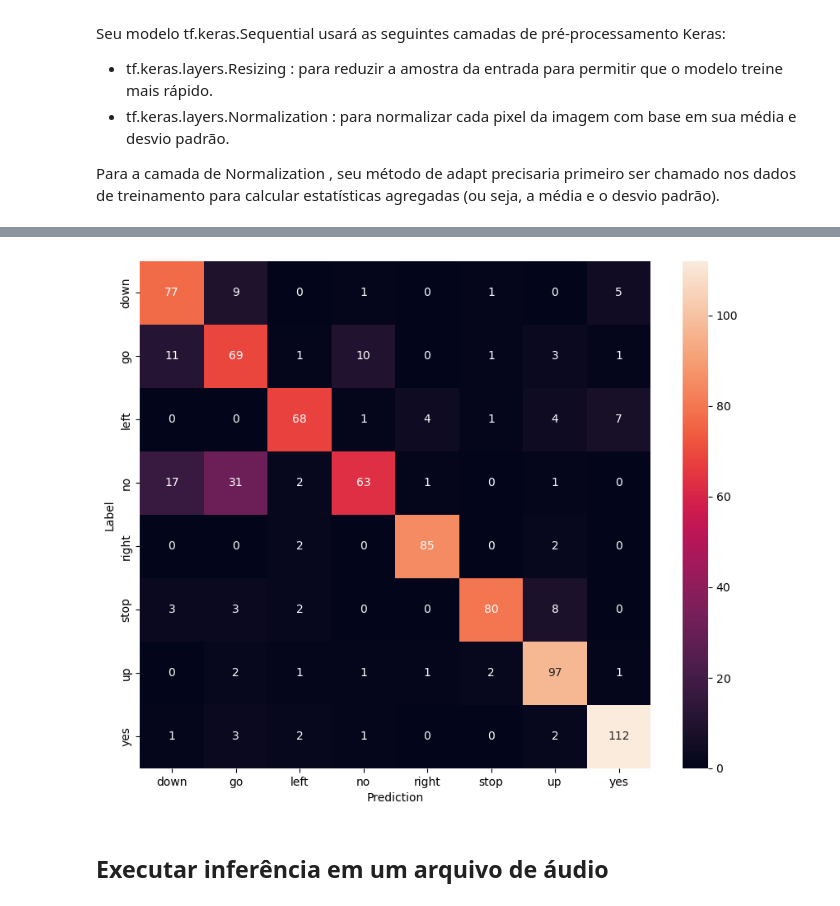
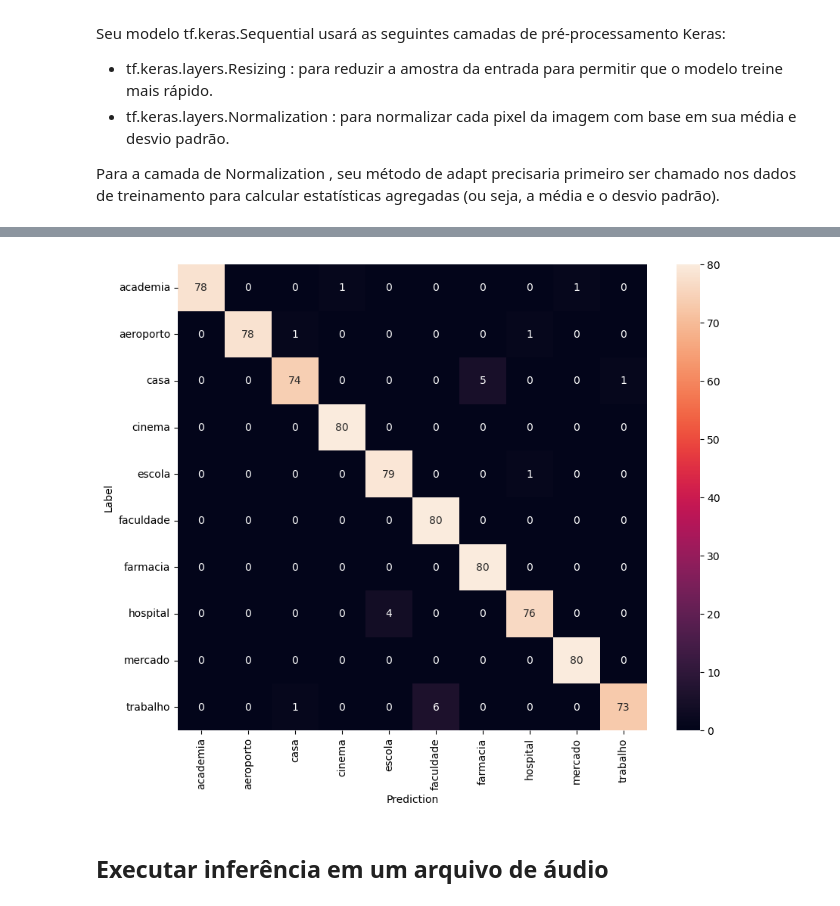
Before and after one commit to fernandasf/effect_pitch_classification, a Jupyter notebook: classifier/classifier_TF_v2.ipynb, the cells around one changed output, grey strips where cells are left out. Saved outputs shown, nothing was run; the diff lists cells and outputs as text; code cells hidden in the pictures.

```diff
--- a/classifier/classifier_TF_v2.ipynb
+++ b/classifier/classifier_TF_v2.ipynb
@@ -243,15 +243,15 @@ plt.show()
 # %% [markdown]
 ## Construir e treinar o modelo
 # %%
-def preprocess_dataset(files):
-  files_ds = tf.data.Dataset.from_tensor_slices(files)
+def preprocess_dataset(files, labels):
+  files_ds = tf.data.Dataset.from_tensor_slices((files, labels))
   output_ds = files_ds.map(map_func=get_waveform_and_label, num_parallel_calls=AUTOTUNE)
   output_ds = output_ds.map(map_func=get_spectrogram_and_label_id, num_parallel_calls=AUTOTUNE)
   return output_ds
 # %%
-train_ds = spectrogram_ds
-val_ds = preprocess_dataset(val_files)
-test_ds = preprocess_dataset(test_files)
+train_ds = preprocess_dataset(train_files, train_labels)
+val_ds = preprocess_dataset(val_files, val_labels)
+test_ds = preprocess_dataset(test_files, test_labels)
 # %%
 batch_size = 64
 train_ds = train_ds.batch(batch_size)
@@ -271,16 +271,16 @@ Seu modelo tf.keras.Sequential usará as seguintes camadas de pré-processamento
 
 Para a camada de Normalization , seu método de adapt precisaria primeiro ser chamado nos dados de treinamento para calcular estatísticas agregadas (ou seja, a média e o desvio padrão).
 # %%
-for spectrogram, _ in spectrogram_ds.take(1):
+for spectrogram, _ in val_spectrogram_ds.take(1):
   input_shape = spectrogram.shape
 print('Input shape:', input_shape)
-num_labels = len(commands)
+num_labels = len(LABELS)
 
 # Instantiate the `tf.keras.layers.Normalization` layer.
 norm_layer = layers.Normalization()
 # Fit the state of the layer to the spectrograms
 # with `Normalization.adapt`.
-norm_layer.adapt(data=spectrogram_ds.map(map_func=lambda spec, label: spec))
+norm_layer.adapt(data=val_spectrogram_ds.map(map_func=lambda spec, label: spec))
 
 model = models.Sequential([
     layers.Input(shape=input_shape),
@@ -324,7 +324,7 @@ model.compile(
     metrics=['accuracy'],
 )
 # %%
-EPOCHS = 5
+EPOCHS = 10
 history = model.fit(
     train_ds,
     validation_data=val_ds,
@@ -371,14 +381,14 @@ Test set accuracy: 81%
 # %%
 confusion_mtx = tf.math.confusion_matrix(y_true, y_pred)
 plt.figure(figsize=(10, 8))
 sns.heatmap(confusion_mtx,
-            xticklabels=commands,
-            yticklabels=commands,
+            xticklabels=LABELS,
+            yticklabels=LABELS,
             annot=True, fmt='g')
 plt.xlabel('Prediction')
 plt.ylabel('Label')
 plt.show()
 # %% [output]
-[figure, old version]
+[figure, new version]
 # %% [markdown]
 ## Executar inferência em um arquivo de áudio
```
Also changed, not shown: parts of 33 cells of this notebook, 2 other files.
